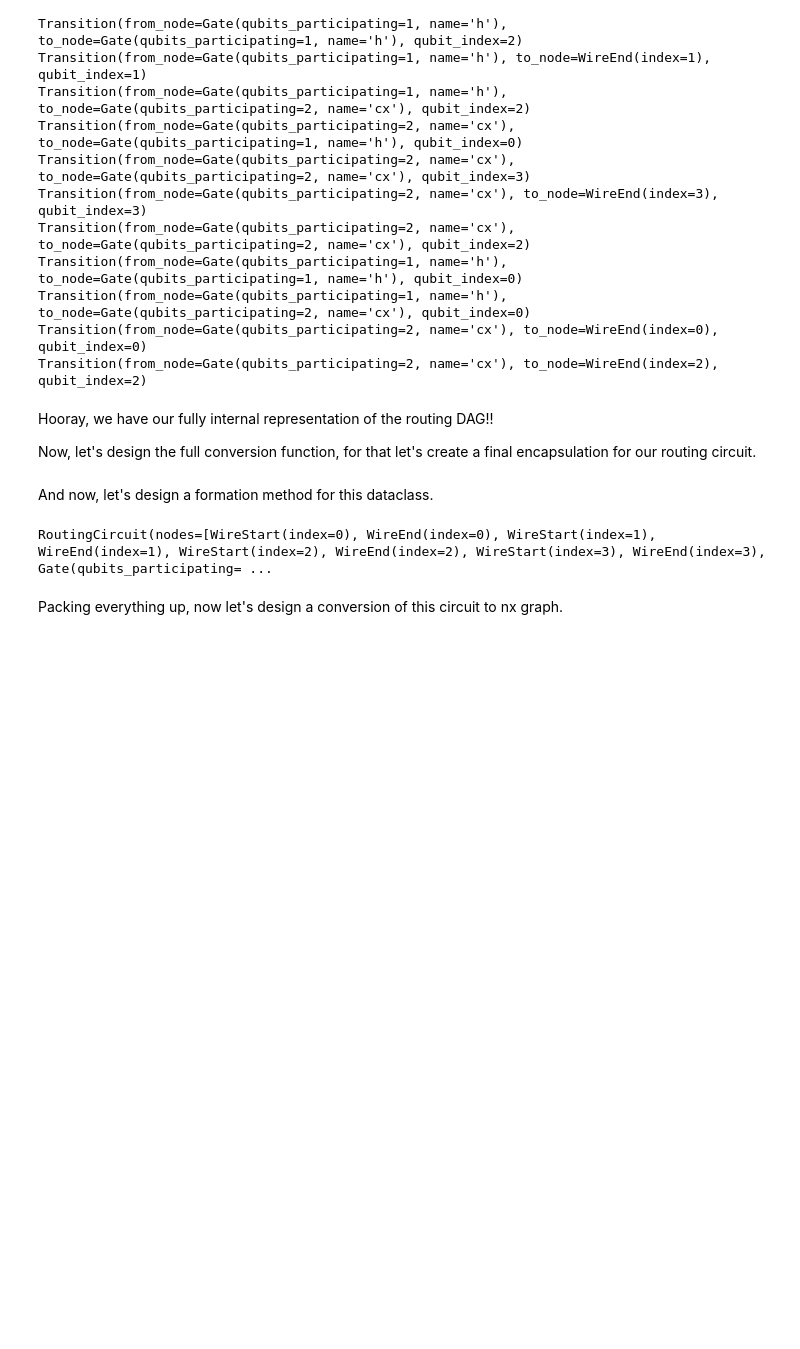
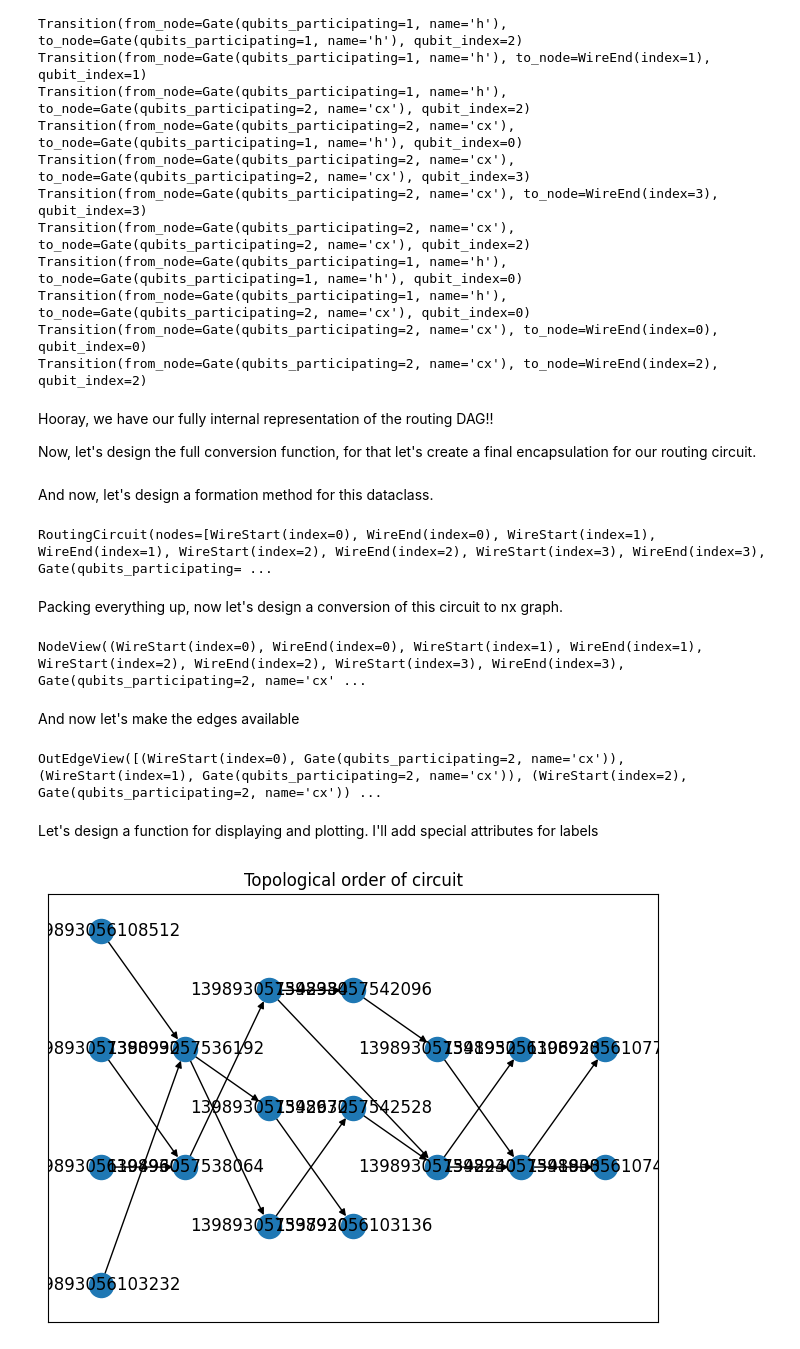
Before and after one commit to strategy155/quariadne, a Jupyter notebook: notebook/MILP.ipynb, the cells around one changed output. Cells and saved outputs as stored; diff of their text form; code cells hidden in the pictures; blank space fills up the shorter version.

```diff
--- a/notebook/MILP.ipynb
+++ b/notebook/MILP.ipynb
@@ -387,9 +387,46 @@ for edge in random_dag_edges:
     circuit_transitions.append(circuit_transition)
 
 
-routing_circuit = RoutingCircuit(circuit_nodes, circuit_transitions)
-routing_circuit
+random_routing_circuit = RoutingCircuit(circuit_nodes, circuit_transitions)
+random_routing_circuit
 # %% [output]
 RoutingCircuit(nodes=[WireStart(index=0), WireEnd(index=0), WireStart(index=1), WireEnd(index=1), WireStart(index=2), WireEnd(index=2), WireStart(index=3), WireEnd(index=3), Gate(qubits_participating= ...
 # %% [markdown]
 Packing everything up, now let's design a conversion of this circuit to nx graph.
+# %%
+random_routing_dag = nx.DiGraph()
+random_routing_dag.add_nodes_from(random_routing_circuit.nodes)
+random_routing_dag.nodes
+# %% [output]
+NodeView((WireStart(index=0), WireEnd(index=0), WireStart(index=1), WireEnd(index=1), WireStart(index=2), WireEnd(index=2), WireStart(index=3), WireEnd(index=3), Gate(qubits_participating=2, name='cx' ...
+# %% [markdown]
+And now let's make the edges available
+# %%
+transition_as_edges = ((transition.from_node, transition.to_node) for transition in random_routing_circuit.transitions)
+random_routing_dag.add_edges_from(transition_as_edges)
+random_routing_dag.edges()
+# %% [output]
+OutEdgeView([(WireStart(index=0), Gate(qubits_participating=2, name='cx')), (WireStart(index=1), Gate(qubits_participating=2, name='cx')), (WireStart(index=2), Gate(qubits_participating=2, name='cx')) ...
+# %% [markdown]
+Let's design a function for displaying and plotting. I'll add special attributes for labels
+# %%
+import matplotlib.pyplot as plt
+
+
+circuit_labels_by_node = {}
+for layer, nodes in enumerate(nx.topological_generations(random_routing_dag)):
+    # `multipartite_layout` expects the layer as a node attribute, so add the
+    # numeric layer value as a node attribute
+    for node in nodes:
+        random_routing_dag.nodes[node]["layer"] = layer
+
+# Compute the multipartite_layout using the "layer" node attribute
+pos = nx.multipartite_layout(circuit_dag_routing, subset_key="layer")
+
+fig, ax = plt.subplots()
+nx.draw_networkx(circuit_dag_routing, pos=pos, ax=ax)
+ax.set_title("Topological order of circuit")
+fig.tight_layout()
+plt.show()
+# %% [output]
+[figure, added]
```
Also changed, not shown: parts of 5 cells of this notebook, 9 other files.
